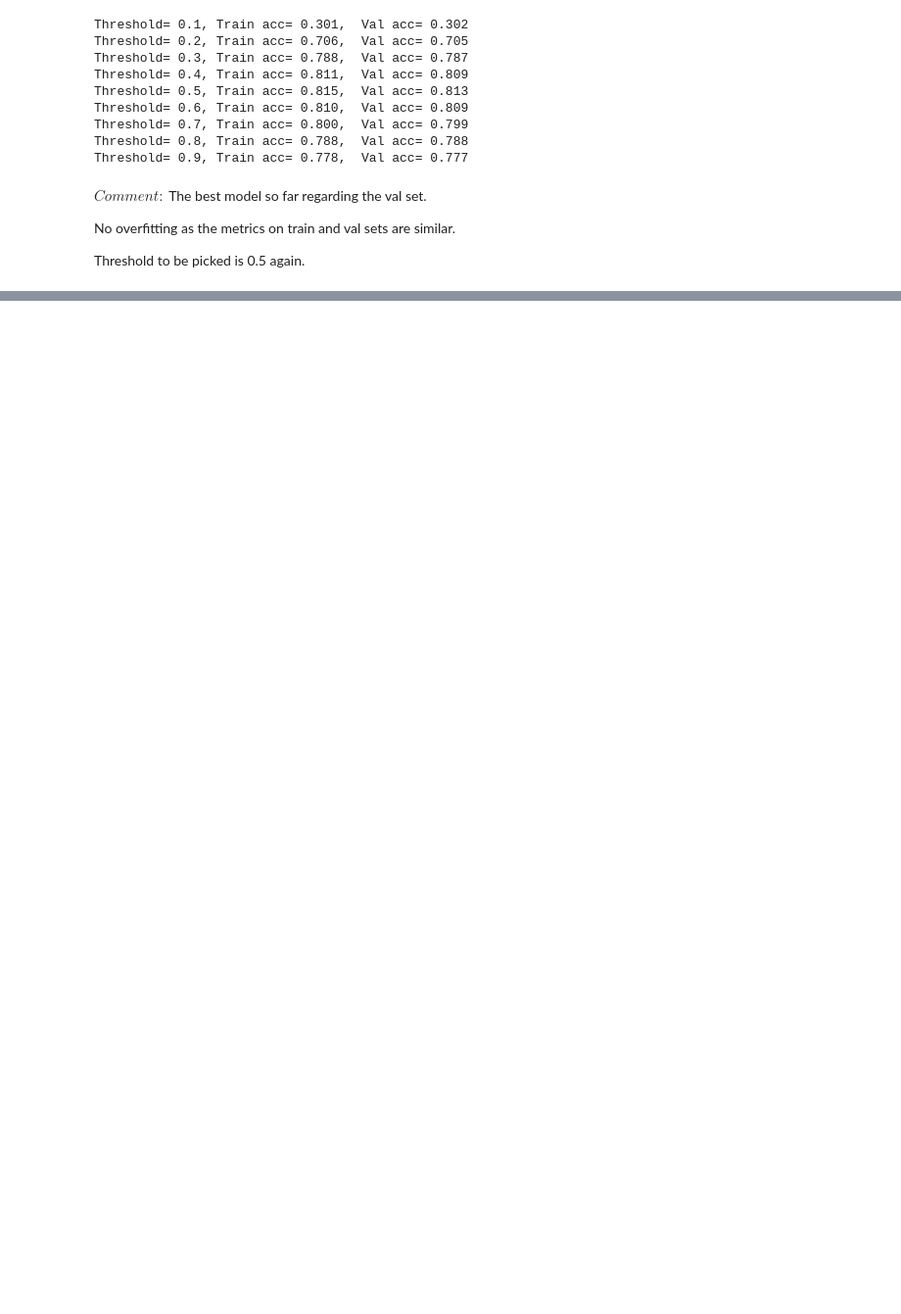
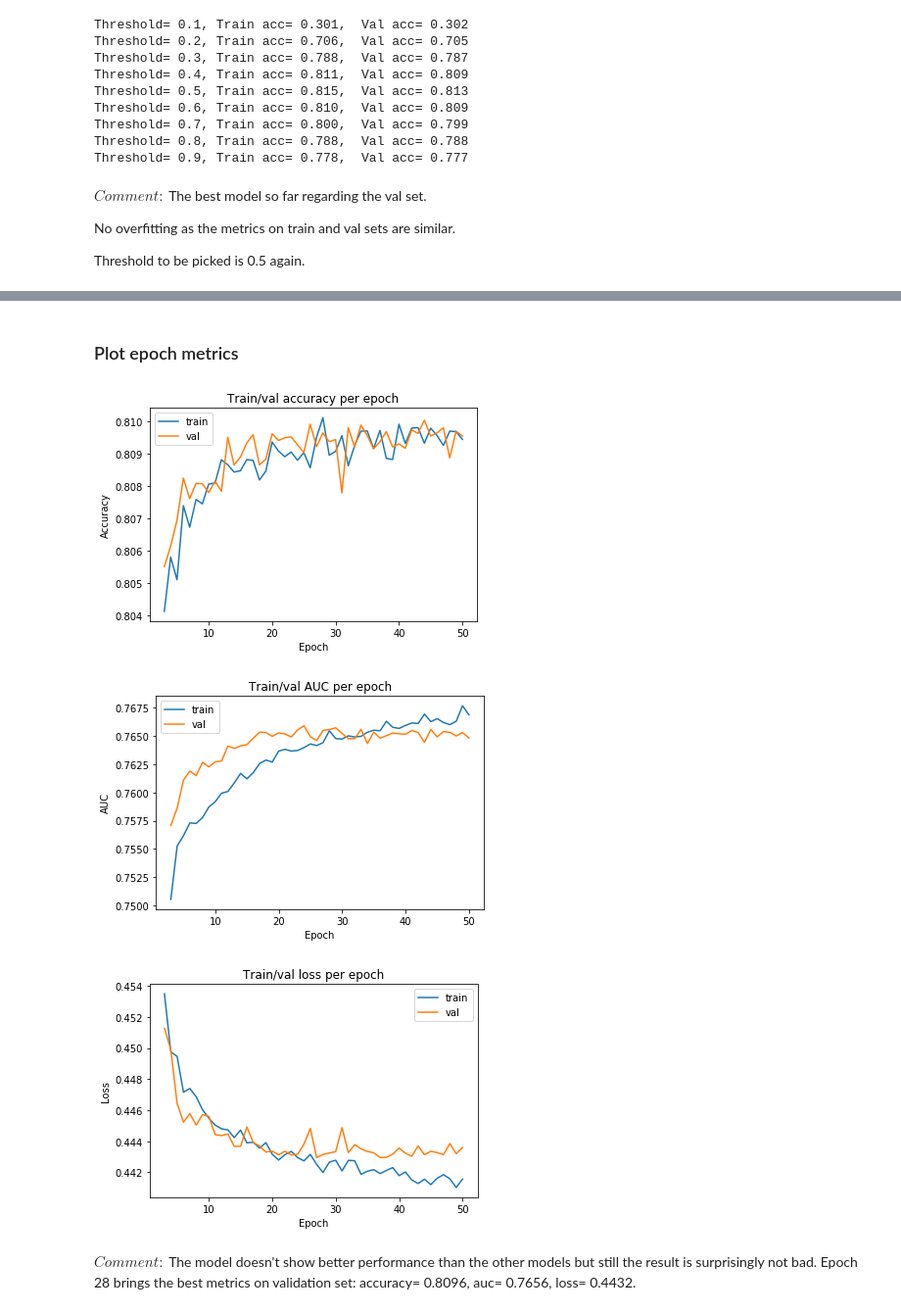
Before and after one commit to marinadec/itsmagic, a Jupyter notebook: train.ipynb, the cells around one changed output, grey strips where cells are left out. Shown at 98% size. Drawn from its saved outputs; the diff is of its cells as text; code cells hidden in the pictures; blank space fills up the shorter version.

```diff
--- a/train.ipynb
+++ b/train.ipynb
@@ -519,0 +748,7 @@ Threshold to be picked is 0.5 again.
+# %%
+# Will be used to create summaries below
+cust_train, cust_val, lbl_train, lbl_val = train_test_split(labeled_data,
+                                                            labeled_data['is_returning_customer'],
+                                                            test_size=0.3,
+                                                            stratify=labeled_data['is_returning_customer'],
+                                                            shuffle=True, random_state=seed)
@@ -519,0 +1175,37 @@ Threshold to be picked is 0.5 again.
+# %% [markdown]
+### Plot epoch metrics
+# %%
+x = np.arange(start=0, stop=config.num_epochs+1)
+# %%
+# Accuracy
+x1, = plt.plot(x[3:], trainer.train_metrics['acc'][3:])
+x2, = plt.plot(x[3:], trainer.val_metrics['acc'][3:])
+plt.legend([x1, x2], ['train', 'val'])
+plt.title('Train/val accuracy per epoch')
+plt.xlabel('Epoch')
+plt.ylabel('Accuracy')
+plt.show()
+
+# AUC
+x1, = plt.plot(x[3:], trainer.train_metrics['auc'][3:])
+x2, = plt.plot(x[3:], trainer.val_metrics['auc'][3:])
+plt.legend([x1, x2], ['train', 'val'])
+plt.title('Train/val AUC per epoch')
+plt.xlabel('Epoch')
+plt.ylabel('AUC')
+plt.show()
+
+# Loss
+x1, = plt.plot(x[3:], trainer.train_metrics['loss'][3:])
+x2, = plt.plot(x[3:], trainer.val_metrics['loss'][3:])
+plt.legend([x1, x2], ['train', 'val'])
+plt.title('Train/val loss per epoch')
+plt.xlabel('Epoch')
+plt.ylabel('Loss')
+plt.show()
+# %% [output]
+[figure, added]
+[figure, added]
+[figure, added]
+# %% [markdown]
+$Comment:$ The model doesn't show better performance than the other models but still the result is surprisingly not bad. Epoch 28 brings the best metrics on validation set: accuracy= 0.8096, auc= 0.7656, loss= 0.4432.
```
Also changed, not shown: parts of 48 cells of this notebook, 4 other files.
